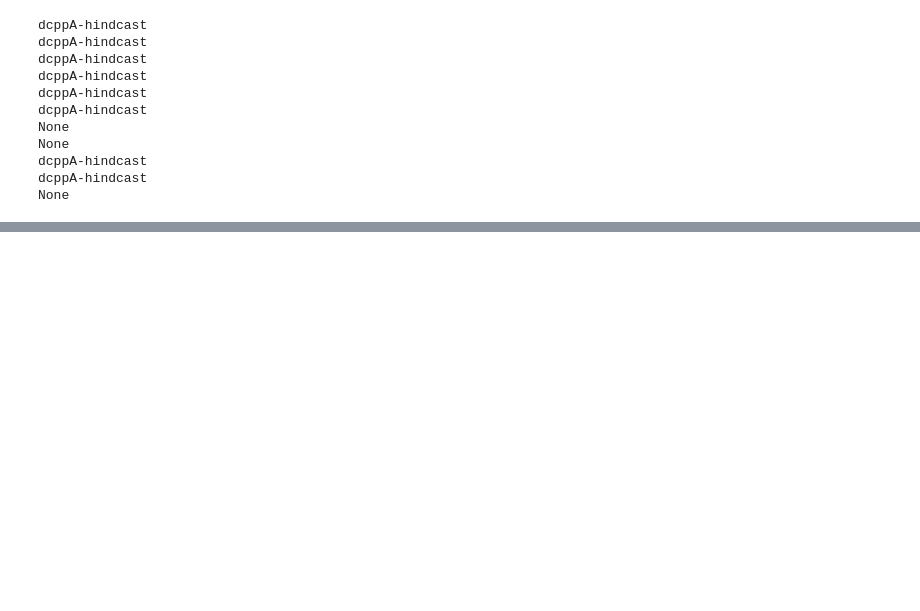
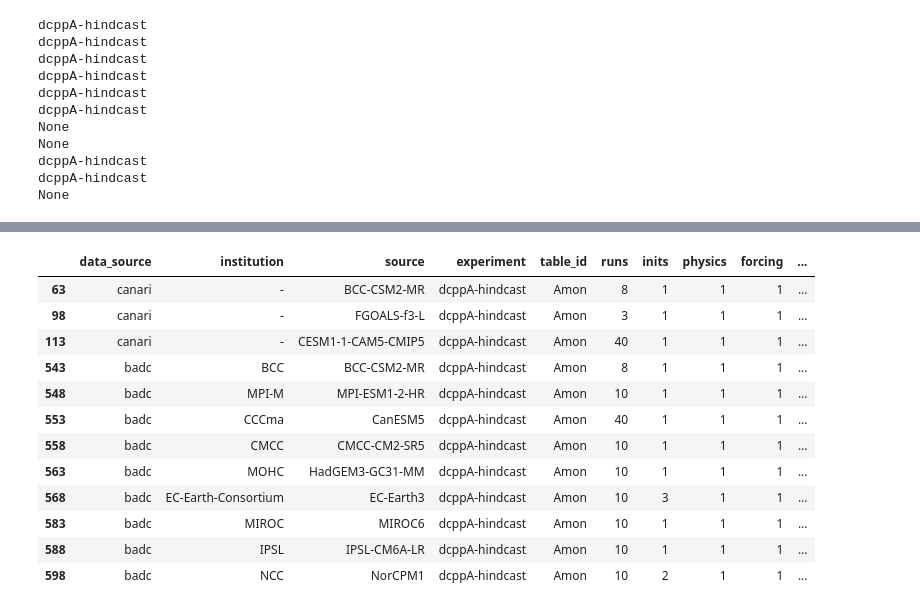
Before and after one commit to benhutchmet/model-characteristics, a Jupyter notebook: model_charac.ipynb, the cells around one changed output, grey strips where cells are left out. Drawn from its saved outputs; the diff is of its cells as text; code cells hidden in the pictures; blank space fills up the shorter version.

```diff
--- a/model_charac.ipynb
+++ b/model_charac.ipynb
@@ -152,4 +339,18 @@ df.head()
 # %%
 # get df psl
-df_psl = df.loc[(df['variable'] == 'sfcWind') & (df['experiment'] == 'dcppA-hindcast') & (df['table_id'] == 'Amon') & (df['no_members'] != 0)]
+df_psl = df.loc[(df['variable'] == 'rsds') & (df['experiment'] == 'dcppA-hindcast') & (df['table_id'] == 'Amon') & (df['no_members'] != 0)]
 df_psl
+# %% [output]
+|  | data_source | institution | source | experiment | table_id | runs | inits | physics | forcing | ... |
+| 63 | canari | - | BCC-CSM2-MR | dcppA-hindcast | Amon | 8 | 1 | 1 | 1 | ... |
+| 98 | canari | - | FGOALS-f3-L | dcppA-hindcast | Amon | 3 | 1 | 1 | 1 | ... |
+| 113 | canari | - | CESM1-1-CAM5-CMIP5 | dcppA-hindcast | Amon | 40 | 1 | 1 | 1 | ... |
+| 543 | badc | BCC | BCC-CSM2-MR | dcppA-hindcast | Amon | 8 | 1 | 1 | 1 | ... |
+| 548 | badc | MPI-M | MPI-ESM1-2-HR | dcppA-hindcast | Amon | 10 | 1 | 1 | 1 | ... |
+| 553 | badc | CCCma | CanESM5 | dcppA-hindcast | Amon | 40 | 1 | 1 | 1 | ... |
+| 558 | badc | CMCC | CMCC-CM2-SR5 | dcppA-hindcast | Amon | 10 | 1 | 1 | 1 | ... |
+| 563 | badc | MOHC | HadGEM3-GC31-MM | dcppA-hindcast | Amon | 10 | 1 | 1 | 1 | ... |
+| 568 | badc | EC-Earth-Consortium | EC-Earth3 | dcppA-hindcast | Amon | 10 | 3 | 1 | 1 | ... |
+| 583 | badc | MIROC | MIROC6 | dcppA-hindcast | Amon | 10 | 1 | 1 | 1 | ... |
+| 588 | badc | IPSL | IPSL-CM6A-LR | dcppA-hindcast | Amon | 10 | 1 | 1 | 1 | ... |
+| 598 | badc | NCC | NorCPM1 | dcppA-hindcast | Amon | 10 | 2 | 1 | 1 | ... |
```
Also changed, not shown: parts of 3 cells of this notebook.
